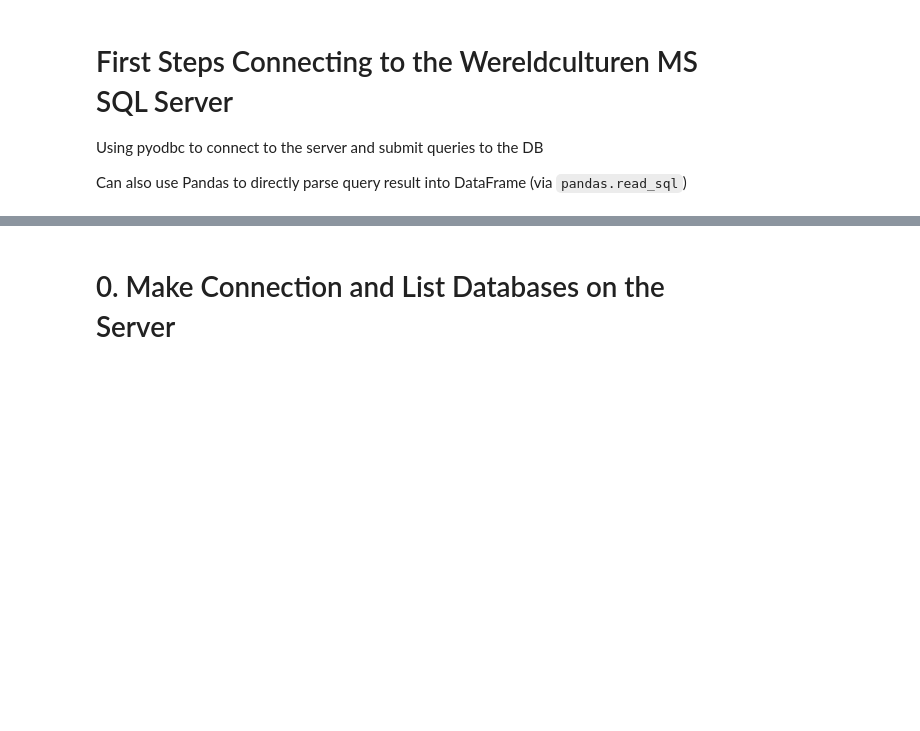
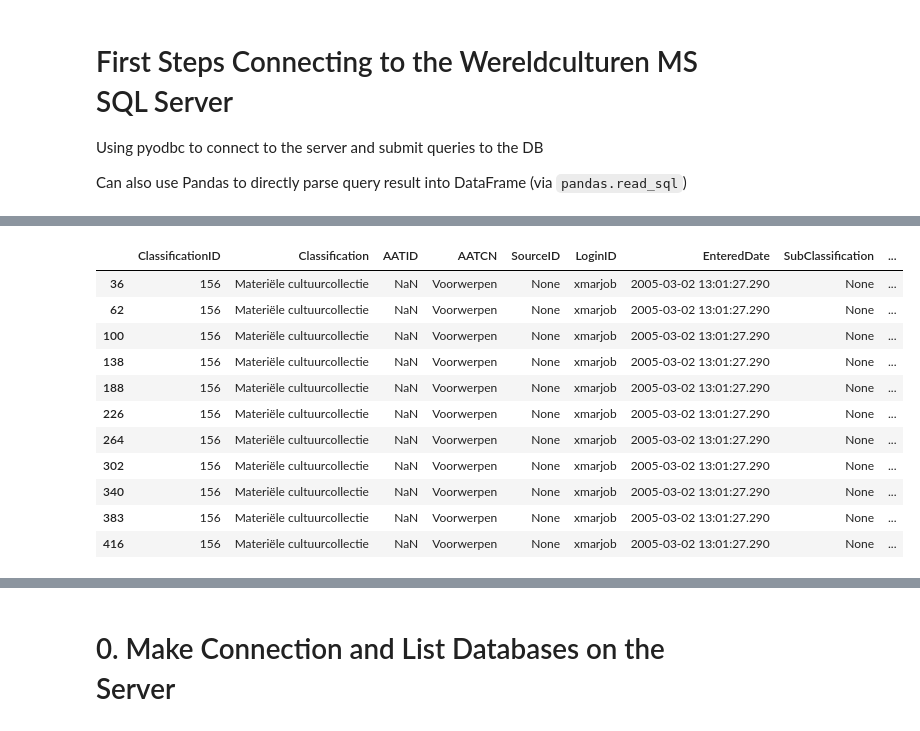
Before and after one commit to valevo/SABIO, a Jupyter notebook: data/DB_connection.ipynb, the cells around one changed output, grey strips where cells are left out. Drawn from its saved outputs; the diff is of its cells as text; code cells hidden in the pictures; blank space fills up the shorter version.

```diff
--- a/data/DB_connection.ipynb
+++ b/data/DB_connection.ipynb
@@ -26,6 +32,3 @@ def table_to_DataFrame(connection, table_name, until=None):
 
 def connect_to_DB():
     return pyodbc.connect('DRIVER='+driver+';SERVER='+server+';PORT=1433;DATABASE='+database+';UID='+username+';PWD='+ password)
-# %%
-with connect_to_DB() as conn:
-    objects = table_to_DataFrame(conn, "Objects", until=5000)
@@ -40,0 +37,6 @@ print()
+# %%
+with connect_to_DB() as conn:
+    q  = "SELECT t.name, t.modify_date FROM sys.tables t"
+    tables = pd.read_sql(q, conn)
+    tables = tables[tables.name != "Person"]
+    print(tables)
@@ -40,0 +51,22 @@ print()
+# %%
+# q = "SELECT COUNT(*) FROM ClassificationXRefs;"
+
+# q = """select t.name TableName, i.rows Records
+# from sysobjects t, sysindexes i
+# where t.xtype = 'U' and i.id = t.id and i.indid in (0,1)
+# order by TableName;
+# """
+
+# both (above and below) queries return the same output
+
+q = """SELECT
+    T.NAME AS 'TABLE NAME',
+    P.[ROWS] AS 'NO OF ROWS'
+FROM SYS.TABLES T
+INNER JOIN  SYS.PARTITIONS P ON T.OBJECT_ID=P.OBJECT_ID"""
+
+
+with connect_to_DB() as conn:
+    with conn.cursor() as cursor:
+        cursor.execute(q)
+        print(cursor.fetchall())
@@ -40,0 +77,3 @@ print()
+# %%
+with connect_to_DB() as conn:
+    tables = {t[1][0]: table_to_DataFrame(conn, t[1][0], random_n=500) for t in tqdm(tables.iterrows())}
@@ -48,0 +294,15 @@ with connect_to_DB() as conn:
+# %%
+tables["Classifications"][tables["Classifications"].ClassificationID == 156]
+# %% [output]
+|  | ClassificationID | Classification | AATID | AATCN | SourceID | LoginID | EnteredDate | SubClassification | ... |
+| 36 | 156 | Materiële cultuurcollectie | NaN | Voorwerpen | None | xmarjob | 2005-03-02 13:01:27.290 | None | ... |
+| 62 | 156 | Materiële cultuurcollectie | NaN | Voorwerpen | None | xmarjob | 2005-03-02 13:01:27.290 | None | ... |
+| 100 | 156 | Materiële cultuurcollectie | NaN | Voorwerpen | None | xmarjob | 2005-03-02 13:01:27.290 | None | ... |
+| 138 | 156 | Materiële cultuurcollectie | NaN | Voorwerpen | None | xmarjob | 2005-03-02 13:01:27.290 | None | ... |
+| 188 | 156 | Materiële cultuurcollectie | NaN | Voorwerpen | None | xmarjob | 2005-03-02 13:01:27.290 | None | ... |
+| 226 | 156 | Materiële cultuurcollectie | NaN | Voorwerpen | None | xmarjob | 2005-03-02 13:01:27.290 | None | ... |
+| 264 | 156 | Materiële cultuurcollectie | NaN | Voorwerpen | None | xmarjob | 2005-03-02 13:01:27.290 | None | ... |
+| 302 | 156 | Materiële cultuurcollectie | NaN | Voorwerpen | None | xmarjob | 2005-03-02 13:01:27.290 | None | ... |
+| 340 | 156 | Materiële cultuurcollectie | NaN | Voorwerpen | None | xmarjob | 2005-03-02 13:01:27.290 | None | ... |
+| 383 | 156 | Materiële cultuurcollectie | NaN | Voorwerpen | None | xmarjob | 2005-03-02 13:01:27.290 | None | ... |
+| 416 | 156 | Materiële cultuurcollectie | NaN | Voorwerpen | None | xmarjob | 2005-03-02 13:01:27.290 | None | ... |
```
Also changed, not shown: parts of 30 cells of this notebook, 3 other files.
